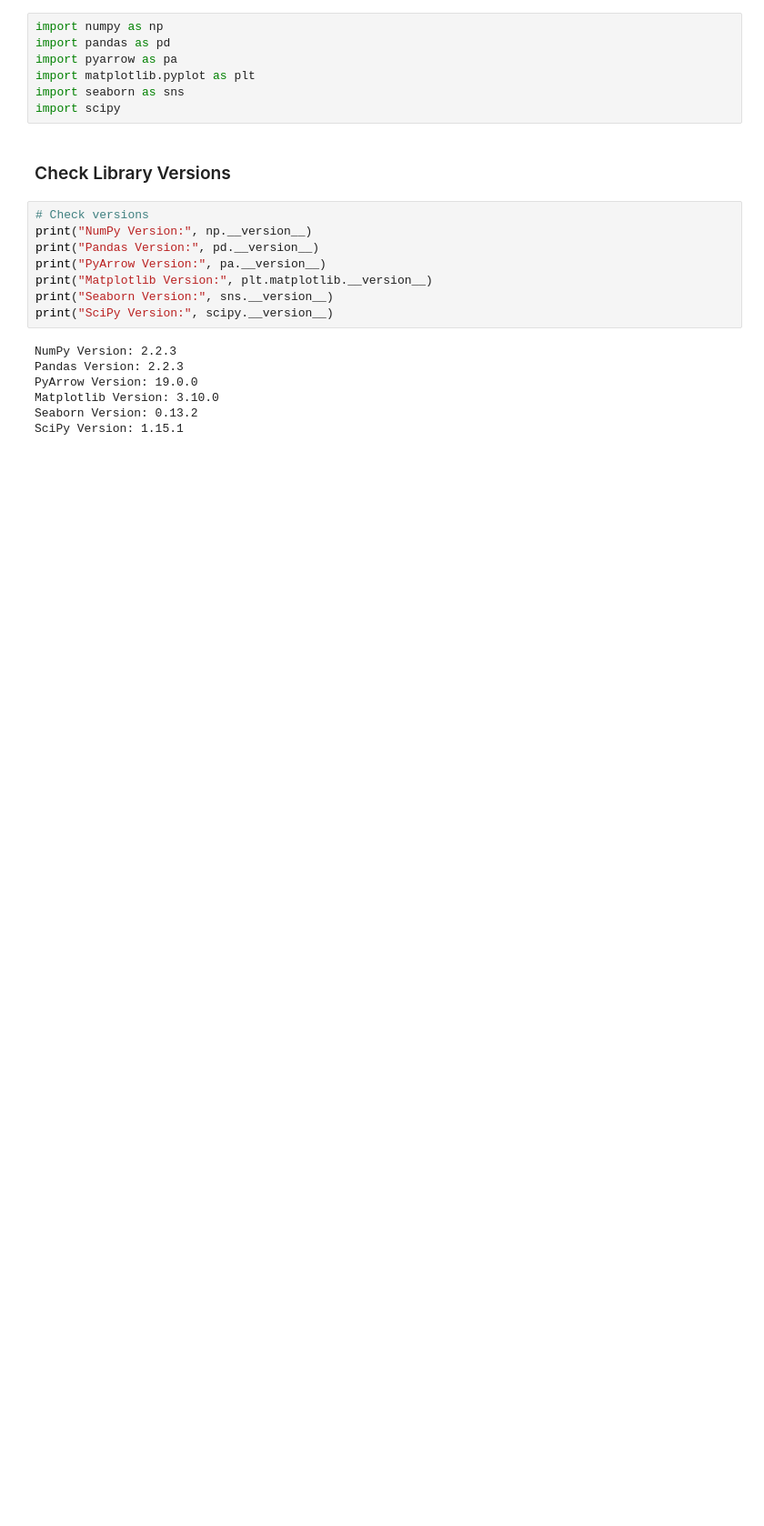
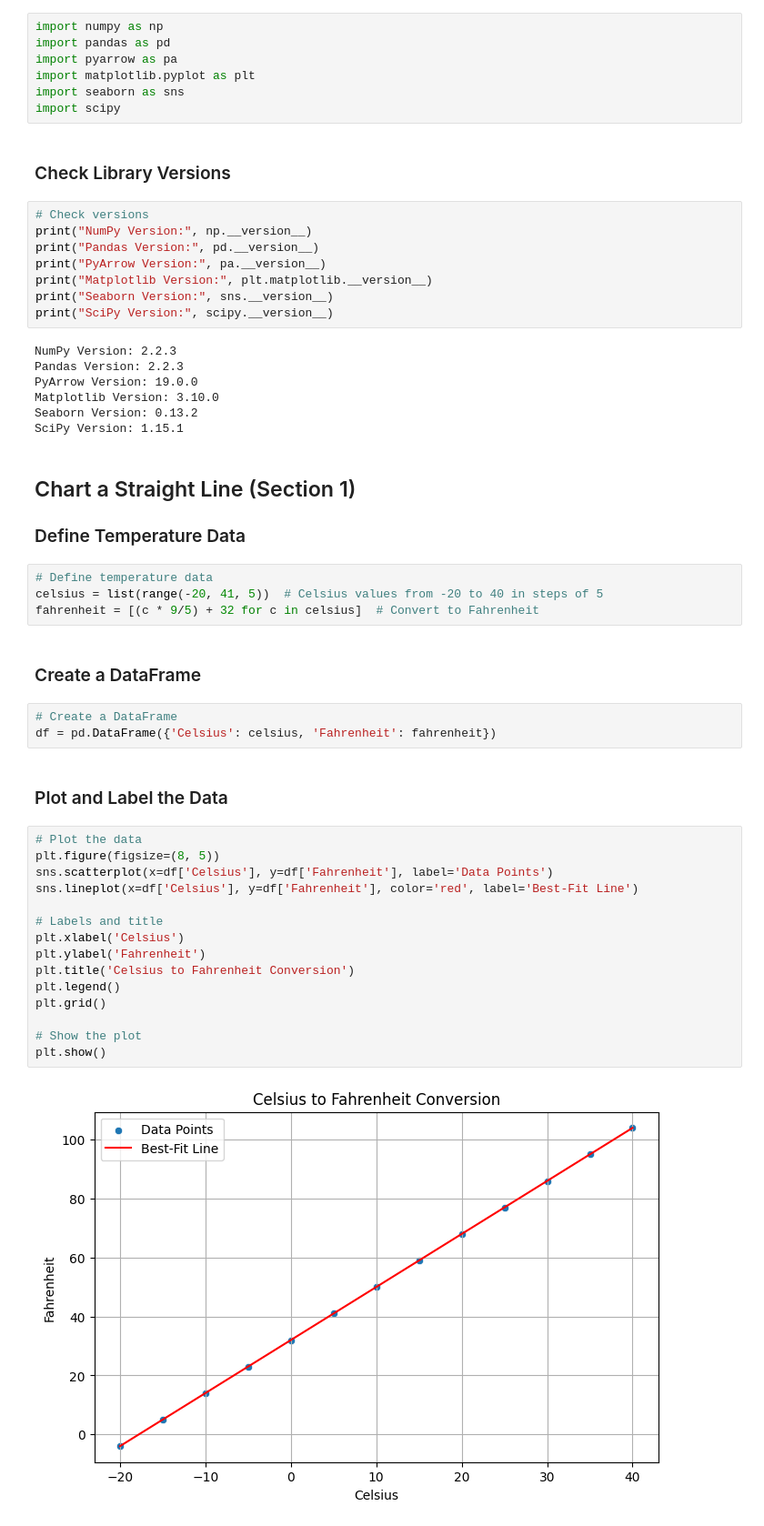
Before and after one commit to Data-Git-Hub/datafun-07-ml, a Jupyter notebook: Data-Git-Hub.ipynb, the cells around one changed output. Shown at 91% size. Drawn from its saved outputs; the diff is of its cells as text; blank space fills up the shorter version.

Commit message:
V 2.1 - Section 1 complete

```diff
--- a/Data-Git-Hub.ipynb
+++ b/Data-Git-Hub.ipynb
@@ -32,3 +32,35 @@ PyArrow Version: 19.0.0
 Matplotlib Version: 3.10.0
 Seaborn Version: 0.13.2
 SciPy Version: 1.15.1
+# %% [markdown]
+## Chart a Straight Line (Section 1)
+
+### Define Temperature Data
+# %%
+# Define temperature data
+celsius = list(range(-20, 41, 5))  # Celsius values from -20 to 40 in steps of 5
+fahrenheit = [(c * 9/5) + 32 for c in celsius]  # Convert to Fahrenheit
+# %% [markdown]
+### Create a DataFrame
+# %%
+# Create a DataFrame
+df = pd.DataFrame({'Celsius': celsius, 'Fahrenheit': fahrenheit})
+# %% [markdown]
+### Plot and Label the Data
+# %%
+# Plot the data
+plt.figure(figsize=(8, 5))
+sns.scatterplot(x=df['Celsius'], y=df['Fahrenheit'], label='Data Points')
+sns.lineplot(x=df['Celsius'], y=df['Fahrenheit'], color='red', label='Best-Fit Line')
+
+# Labels and title
+plt.xlabel('Celsius')
+plt.ylabel('Fahrenheit')
+plt.title('Celsius to Fahrenheit Conversion')
+plt.legend()
+plt.grid()
+
+# Show the plot
+plt.show()
+# %% [output]
+[figure, added]
```
Also changed, not shown: parts of 3 cells of this notebook.
